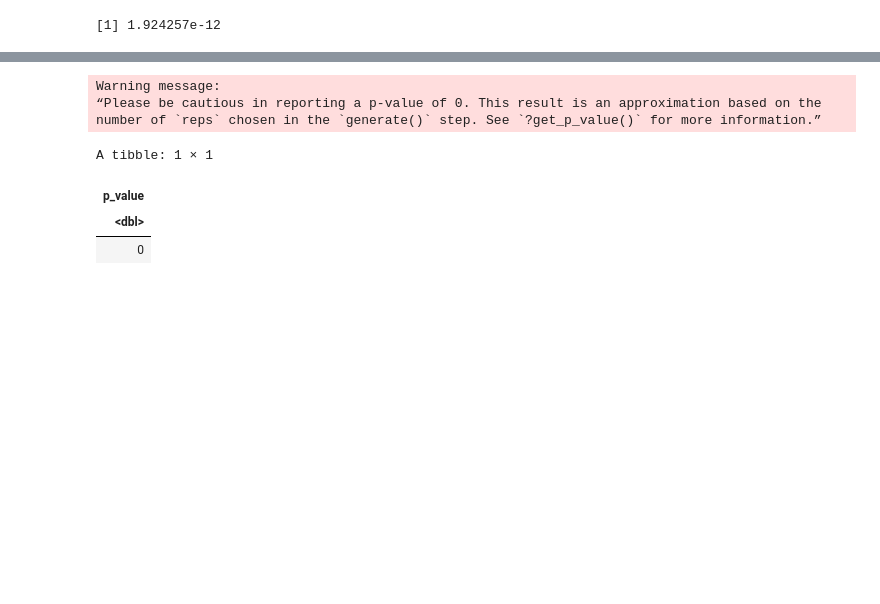
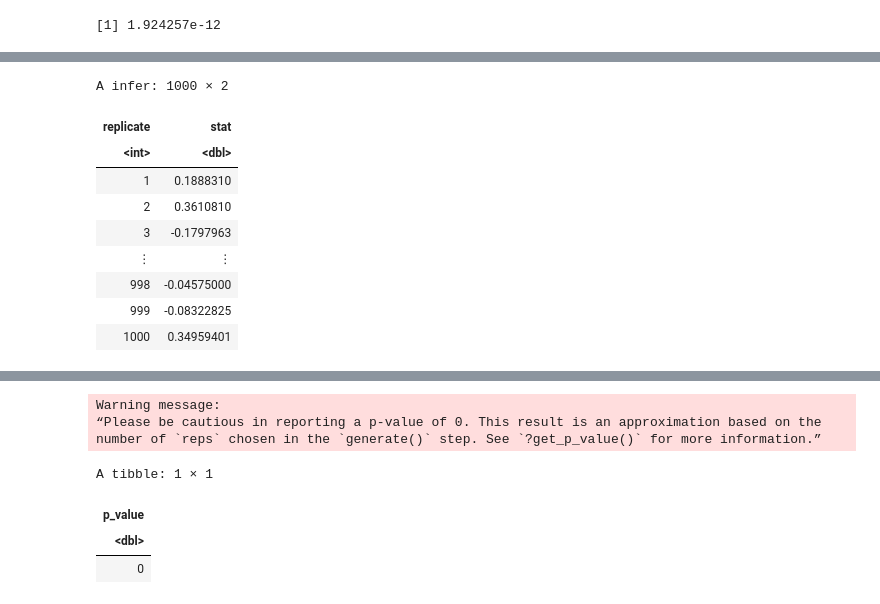
Before and after one commit to aron-bram/STAT-201-2023W1-GROUP-6, a Jupyter notebook: project-final-report.ipynb, the cells around one changed output, grey strips where cells are left out. Cells and saved outputs as stored; diff of their text form; code cells hidden in the pictures; blank space fills up the shorter version.

```diff
--- a/project-final-report.ipynb
+++ b/project-final-report.ipynb
@@ -480,0 +459,17 @@ A tibble: 1 × 2
+# %%
+shift <- observed_stat$obs_mean_difference
+
+null_model <- football_mean_diff %>%
+                mutate(stat = stat - shift)
+null_model
+# %% [output]
+A infer: 1000 × 2
+| replicate | stat |
+| <int> | <dbl> |
+| 1 | 0.1888310 |
+| 2 | 0.3610810 |
+| 3 | -0.1797963 |
+| ⋮ | ⋮ |
+| 998 | -0.04575000 |
+| 999 | -0.08322825 |
+| 1000 | 0.34959401 |
```
Also changed, not shown: parts of 35 cells of this notebook.
